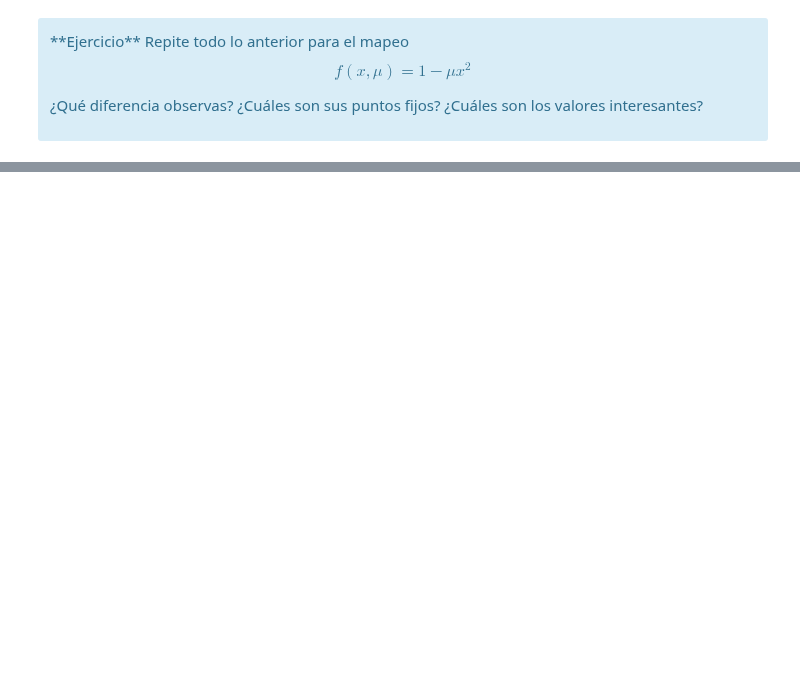
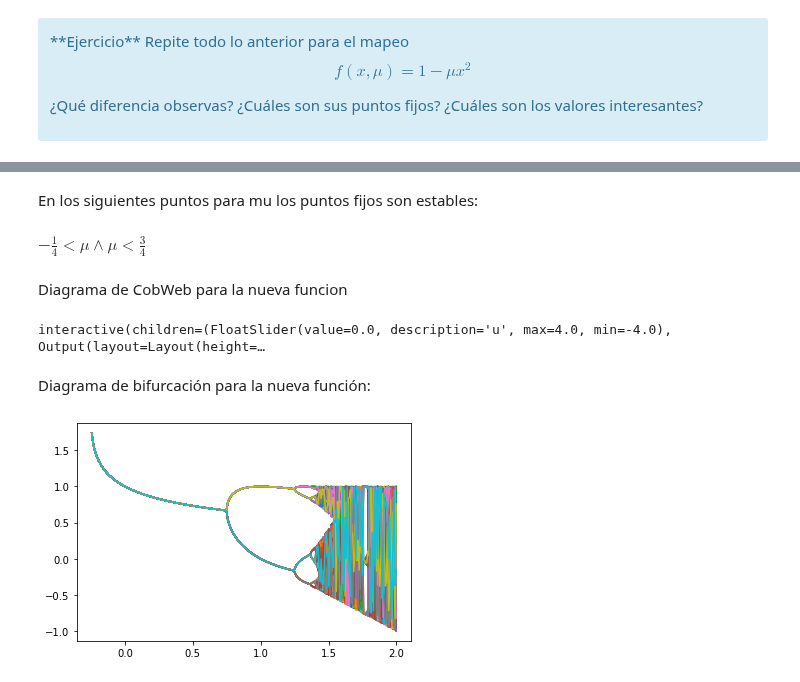
Before and after one commit to Skalas/Matematicas-Computacionales-fall2021, a Jupyter notebook: alumnos/MR1B4RR4/trabajos_en_clase/week10/1-chaos.ipynb, the cells around one changed output, grey strips where cells are left out. Cells and saved outputs as stored; diff of their text form; code cells hidden in the pictures; blank space fills up the shorter version.

```diff
--- a/alumnos/MR1B4RR4/trabajos_en_clase/week10/1-chaos.ipynb
+++ b/alumnos/MR1B4RR4/trabajos_en_clase/week10/1-chaos.ipynb
@@ -306,0 +378,33 @@ $$
+# %% [markdown]
+En los siguientes puntos para mu los puntos fijos son estables:
+# %%
+solve(abs(diff(1-mu*x**2,x)).replace(x, (sympy.sqrt(4*mu+1)-1)/(2*mu)) <1)
+# %% [output]
+$\displaystyle - \frac{1}{4} < \mu \wedge \mu < \frac{3}{4}$
+# %% [markdown]
+Diagrama de CobWeb para la nueva funcion
+# %%
+def nueva_plot(u):
+    plt.figure(4)
+    x=np.linspace(-1,1,num=1000)
+    plt.plot(x,1-u*x**2)
+    plt.plot(x,x+1)
+    plt.show()
+
+interactive_plot = interactive(nueva_plot, u=(-4,4.0))
+output = interactive_plot.children[-1]
+output.layout.height = '350px'
+interactive_plot
+# %% [output]
+interactive(children=(FloatSlider(value=0.0, description='u', max=4.0, min=-4.0), Output(layout=Layout(height=…
+# %% [markdown]
+Diagrama de bifurcación para la nueva función:
+# %%
+u_rand= np.linspace(-4,4,1000)
+x7 = 1e-5 * np.ones(1000)
+for i in range(1000):
+    x7 = nueva(x7,u_rand)
+    if i >= (900):
+        plt.plot(u_rand, x7)
+# %% [output]
+[figure, added]
```
Also changed, not shown: parts of 16 cells of this notebook, 1 other file.
